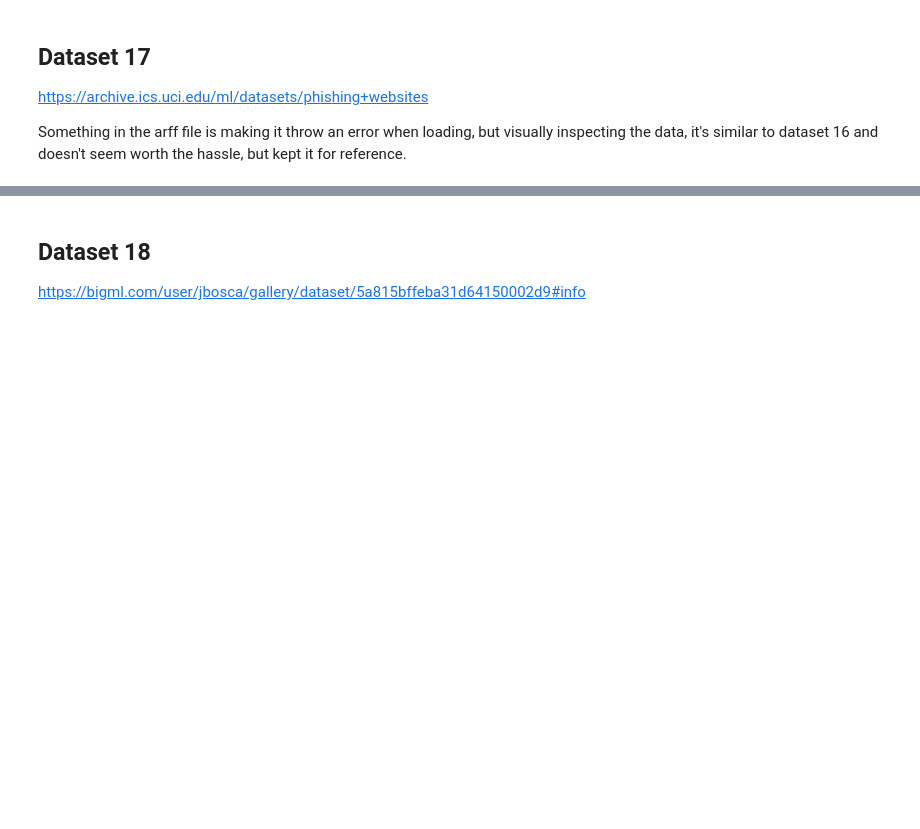
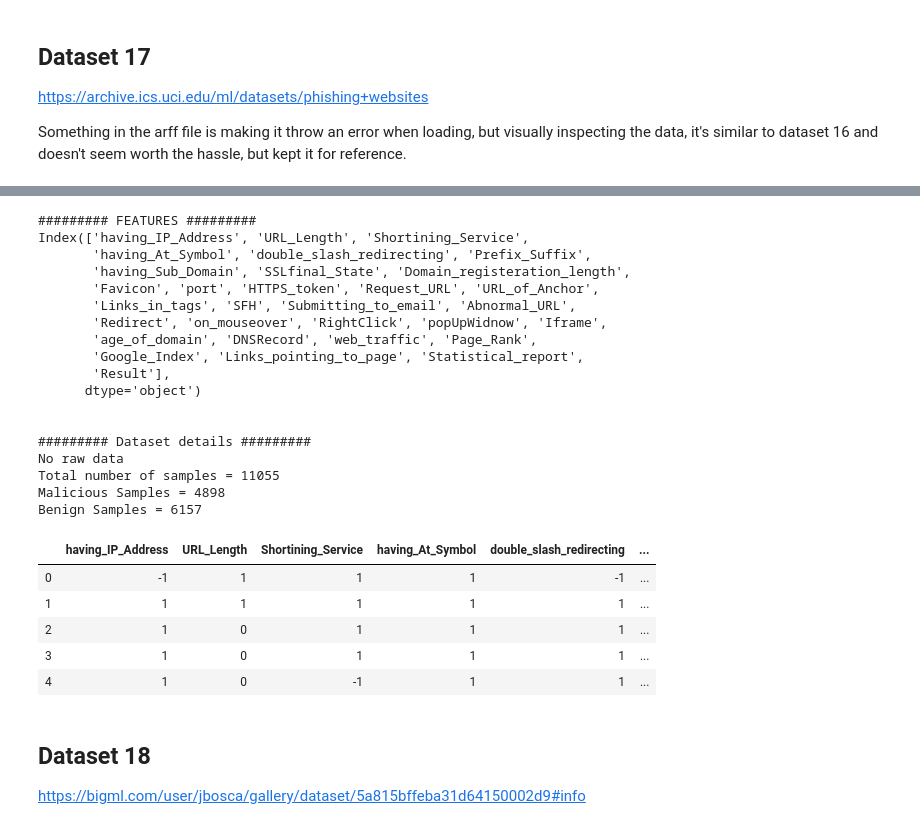
Before and after one commit to AhmadChaiban/Malicious-Website-Feature-Study, a Jupyter notebook: Dataset_notebook.ipynb, the cells around one changed output, grey strips where cells are left out. Drawn from its saved outputs; the diff is of its cells as text; code cells hidden in the pictures; blank space fills up the shorter version.

Commit message:
Fixed dataset 17

```diff
--- a/Dataset_notebook.ipynb
+++ b/Dataset_notebook.ipynb
@@ -508,0 +502,8 @@ Something in the arff file is making it throw an error when loading, but visuall
+# %%
+import arff
+import numpy as np
+dataset = arff.load(open('./datasets_for_project/dataset_17/dataset_17.arff'))
+
+attributes = [attribute[0] for attribute in dataset['attributes']]
+dataset_17 = pd.DataFrame(dataset['data'])
+dataset_17.columns = attributes
@@ -509,3 +530,30 @@ Something in the arff file is making it throw an error when loading, but visuall
+# %%
+info_extract(dataset_17, 'Result', '-1', '1')
+# %% [output]
+######### FEATURES #########
+Index(['having_IP_Address', 'URL_Length', 'Shortining_Service',
+       'having_At_Symbol', 'double_slash_redirecting', 'Prefix_Suffix',
+       'having_Sub_Domain', 'SSLfinal_State', 'Domain_registeration_length',
+       'Favicon', 'port', 'HTTPS_token', 'Request_URL', 'URL_of_Anchor',
+       'Links_in_tags', 'SFH', 'Submitting_to_email', 'Abnormal_URL',
+       'Redirect', 'on_mouseover', 'RightClick', 'popUpWidnow', 'Iframe',
+       'age_of_domain', 'DNSRecord', 'web_traffic', 'Page_Rank',
+       'Google_Index', 'Links_pointing_to_page', 'Statistical_report',
+       'Result'],
+      dtype='object')
+
+
+######### Dataset details #########
+No raw data
+Total number of samples = 11055
+Malicious Samples = 4898
+Benign Samples = 6157
+|  | having_IP_Address | URL_Length | Shortining_Service | having_At_Symbol | double_slash_redirecting | ... |
+| 0 | -1 | 1 | 1 | 1 | -1 | ... |
+| 1 | 1 | 1 | 1 | 1 | 1 | ... |
+| 2 | 1 | 0 | 1 | 1 | 1 | ... |
+| 3 | 1 | 0 | 1 | 1 | 1 | ... |
+| 4 | 1 | 0 | -1 | 1 | 1 | ... |
 # %% [markdown]
 ## Dataset 18
 
```
Also changed, not shown: parts of 11 cells of this notebook.
